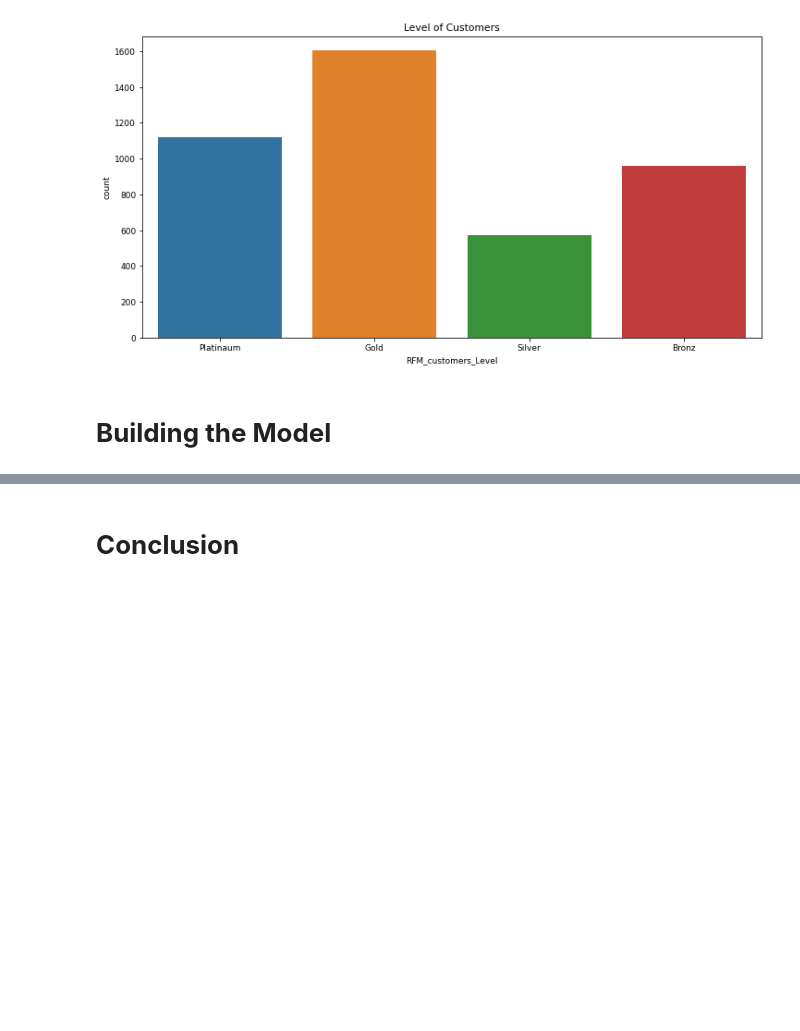
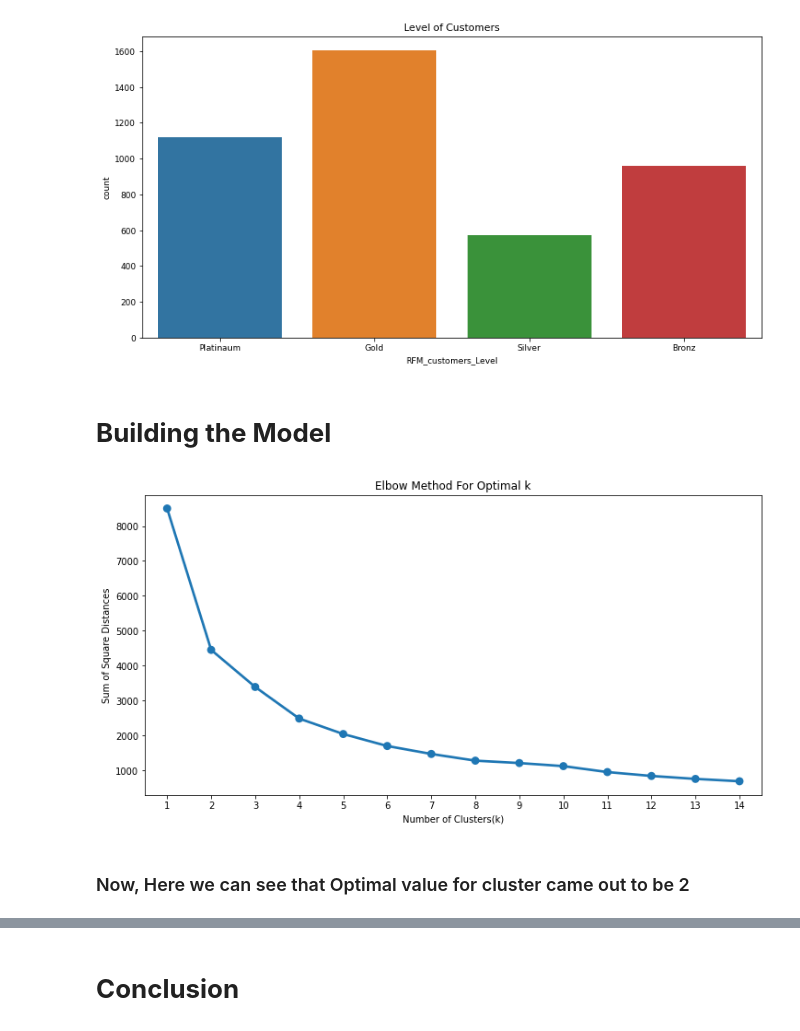
Before and after one commit to preetikhullbe/Online-retail-customer-segmentation, a Jupyter notebook: Online_retail_customer_segmentation.ipynb, the cells around one changed output, grey strips where cells are left out. Drawn from its saved outputs; the diff is of its cells as text; code cells hidden in the pictures; blank space fills up the shorter version.

```diff
--- a/Online_retail_customer_segmentation.ipynb
+++ b/Online_retail_customer_segmentation.ipynb
@@ -1139,3 +1139,33 @@ plt.show()
 [figure]
 # %% [markdown]
 # **Building the Model**
+# %%
+# Taking Recency and Monetory in list.
+Recency_and_Monetary_feat=['Recency','Monetary']
+
+# Taking only values of recency and monetory in X.
+X = RFM[Recency_and_Monetary_feat].values
+
+# Standardizing the data
+scaler = StandardScaler()
+X = scaler.fit_transform(X)
+
+# Applying Elbow Method
+wcss = {}
+for k in range(1,15):
+    km = KMeans(n_clusters= k, init= 'k-means++', max_iter= 1000)
+    km = km.fit(X)
+    wcss[k] = km.inertia_
+
+
+# Plot the graph for the sum of square distance values and Number of Clusters
+plt.figure(figsize=(12,6))
+sns.pointplot(x = list(wcss.keys()), y = list(wcss.values()))
+plt.xlabel('Number of Clusters(k)')
+plt.ylabel('Sum of Square Distances')
+plt.title('Elbow Method For Optimal k')
+plt.show()
+# %% [output]
+[figure, added]
+# %% [markdown]
+###  Now, Here we can see that Optimal value for cluster came out to be 2
```
Also changed, not shown: parts of 4 cells of this notebook.
